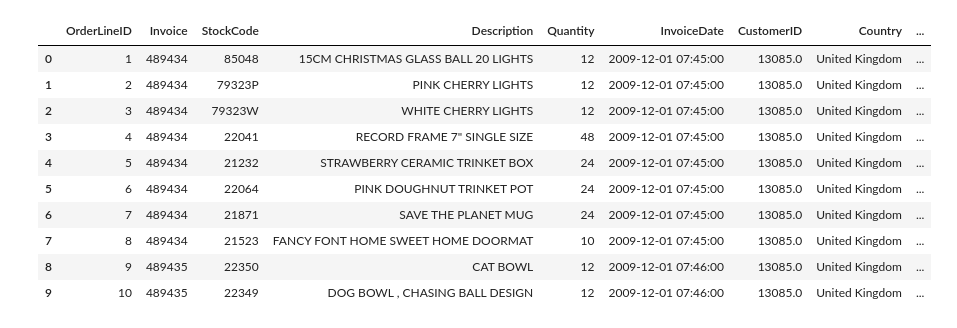
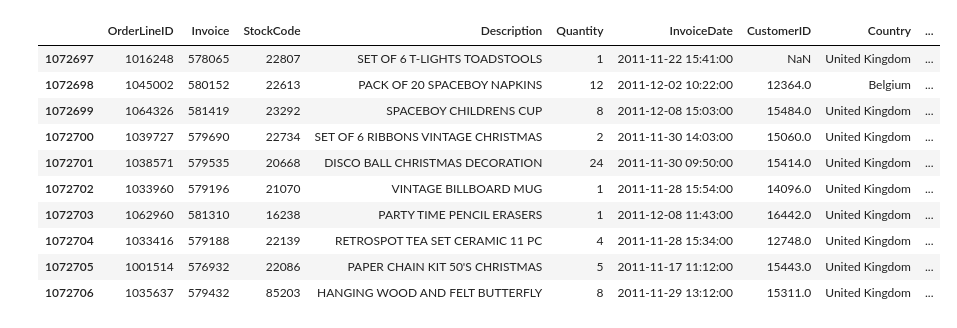
Before and after one commit to clawyunkai/Brief-15_retailcorps_Marketing, a Jupyter notebook: Brief_15_retailcorps_Analytics.ipynb, the cells around one changed output. Drawn from its saved outputs; the diff is of its cells as text; code cells hidden in the pictures.

Commit message:
Remplacement du fichier .csv par un fichier .parquet et modification du code

```diff
--- a/Brief_15_retailcorps_Analytics.ipynb
+++ b/Brief_15_retailcorps_Analytics.ipynb
@@ -4,21 +4,23 @@ import pandas as pd
 import duckdb
 pd.set_option('display.max_columns', None)
 
-df=duckdb.query("""
+chemin_fichier = r"D:\FORM - DATA ANALYST\02_Ressources\VSCode_projet\2026.07_brief-15_RetailCorps_Marketing\retailcorps.parquet"
+
+df=duckdb.query(f"""
     select *
-    From read_csv_auto('retailcorps.csv', all_varchar=true)
+    From read_parquet('{chemin_fichier}')
 """).df()
 # %%
-display(df.head(10))
+display(df.tail(10))
 # %% [output]
 |  | OrderLineID | Invoice | StockCode | Description | Quantity | InvoiceDate | CustomerID | Country | ... |
-| 0 | 1 | 489434 | 85048 | 15CM CHRISTMAS GLASS BALL 20 LIGHTS | 12 | 2009-12-01 07:45:00 | 13085.0 | United Kingdom | ... |
-| 1 | 2 | 489434 | 79323P | PINK CHERRY LIGHTS | 12 | 2009-12-01 07:45:00 | 13085.0 | United Kingdom | ... |
-| 2 | 3 | 489434 | 79323W | WHITE CHERRY LIGHTS | 12 | 2009-12-01 07:45:00 | 13085.0 | United Kingdom | ... |
-| 3 | 4 | 489434 | 22041 | RECORD FRAME 7" SINGLE SIZE | 48 | 2009-12-01 07:45:00 | 13085.0 | United Kingdom | ... |
-| 4 | 5 | 489434 | 21232 | STRAWBERRY CERAMIC TRINKET BOX | 24 | 2009-12-01 07:45:00 | 13085.0 | United Kingdom | ... |
-| 5 | 6 | 489434 | 22064 | PINK DOUGHNUT TRINKET POT | 24 | 2009-12-01 07:45:00 | 13085.0 | United Kingdom | ... |
-| 6 | 7 | 489434 | 21871 | SAVE THE PLANET MUG | 24 | 2009-12-01 07:45:00 | 13085.0 | United Kingdom | ... |
-| 7 | 8 | 489434 | 21523 | FANCY FONT HOME SWEET HOME DOORMAT | 10 | 2009-12-01 07:45:00 | 13085.0 | United Kingdom | ... |
-| 8 | 9 | 489435 | 22350 | CAT BOWL | 12 | 2009-12-01 07:46:00 | 13085.0 | United Kingdom | ... |
-| 9 | 10 | 489435 | 22349 | DOG BOWL , CHASING BALL DESIGN | 12 | 2009-12-01 07:46:00 | 13085.0 | United Kingdom | ... |
+| 1072697 | 1016248 | 578065 | 22807 | SET OF 6 T-LIGHTS TOADSTOOLS | 1 | 2011-11-22 15:41:00 | NaN | United Kingdom | ... |
+| 1072698 | 1045002 | 580152 | 22613 | PACK OF 20 SPACEBOY NAPKINS | 12 | 2011-12-02 10:22:00 | 12364.0 | Belgium | ... |
+| 1072699 | 1064326 | 581419 | 23292 | SPACEBOY CHILDRENS CUP | 8 | 2011-12-08 15:03:00 | 15484.0 | United Kingdom | ... |
+| 1072700 | 1039727 | 579690 | 22734 | SET OF 6 RIBBONS VINTAGE CHRISTMAS | 2 | 2011-11-30 14:03:00 | 15060.0 | United Kingdom | ... |
+| 1072701 | 1038571 | 579535 | 20668 | DISCO BALL CHRISTMAS DECORATION | 24 | 2011-11-30 09:50:00 | 15414.0 | United Kingdom | ... |
+| 1072702 | 1033960 | 579196 | 21070 | VINTAGE BILLBOARD MUG | 1 | 2011-11-28 15:54:00 | 14096.0 | United Kingdom | ... |
+| 1072703 | 1062960 | 581310 | 16238 | PARTY TIME PENCIL ERASERS | 1 | 2011-12-08 11:43:00 | 16442.0 | United Kingdom | ... |
+| 1072704 | 1033416 | 579188 | 22139 | RETROSPOT TEA SET CERAMIC 11 PC | 4 | 2011-11-28 15:34:00 | 12748.0 | United Kingdom | ... |
+| 1072705 | 1001514 | 576932 | 22086 | PAPER CHAIN KIT 50'S CHRISTMAS | 5 | 2011-11-17 11:12:00 | 15443.0 | United Kingdom | ... |
+| 1072706 | 1035637 | 579432 | 85203 | HANGING WOOD AND FELT BUTTERFLY | 8 | 2011-11-29 13:12:00 | 15311.0 | United Kingdom | ... |
```
Also changed, not shown: parts of 2 cells of this notebook, 2 other files.
